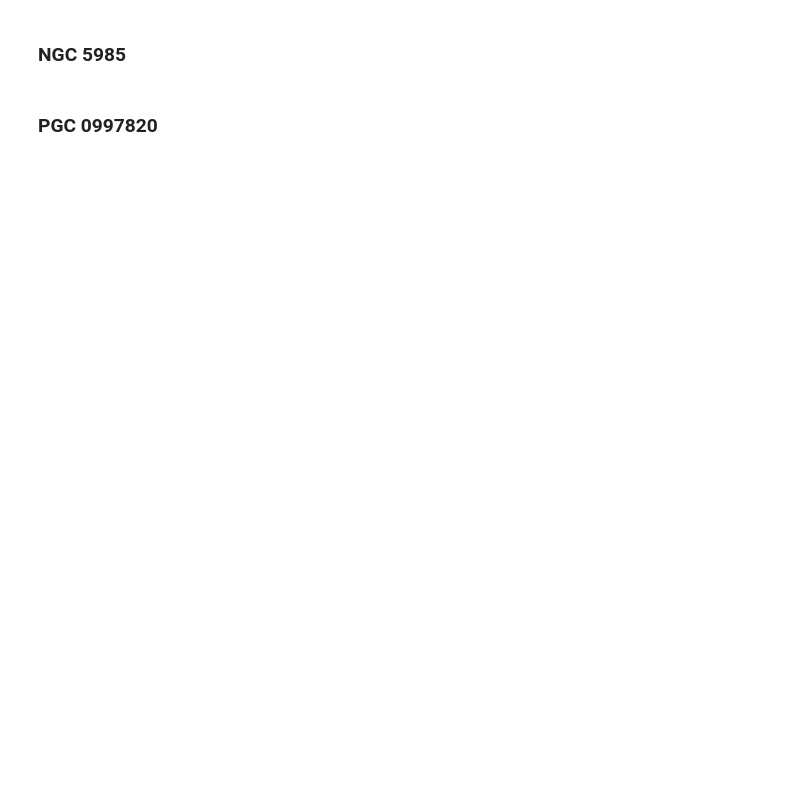
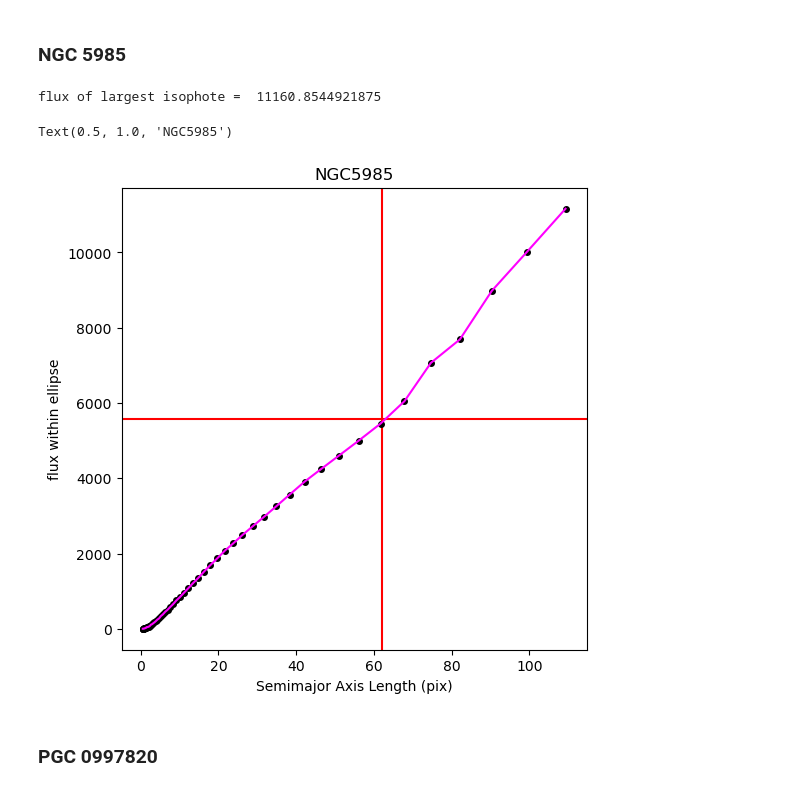
Before and after one commit to dimigod56/SurfacePhotometery_studen, a Jupyter notebook: surface_photometry_student.ipynb, the cells around one changed output. Saved outputs shown, nothing was run; the diff lists cells and outputs as text; code cells hidden in the pictures; blank space fills up the shorter version.

```diff
--- a/surface_photometry_student.ipynb
+++ b/surface_photometry_student.ipynb
@@ -873,36 +888,41 @@ galname = 'NGC5985'
 plt.figure(figsize=(6, 6))
 
 #plot the semi-major axis vs. the total flux within that ellipse.
 plt.errorbar(isolist[galname].sma, isolist[galname].tflux_e,
              fmt='o', markersize=4, color='black')
 plt.errorbar(isolist[galname].sma, isolist[galname].tflux_e,
              fmt='-', markersize=4, color='magenta')
 
 #the flux of the last array element
 print('flux of largest isophote = ', isolist[galname].tflux_e[-1])
 
 #a horizontal line at half the total flux
 plt.axhline(isolist[galname].tflux_e[-1]/2., color='red')
 
 #a vertical line at half the total flux
 #*************************
 #You will need to adjust rhalfpix by eye to get the radius that encompasses half the light.
-rhalfpix[galname] =
+rhalfpix[galname] = 62
 plt.axvline(rhalfpix[galname], color='red')
 
 #***************************
 #Your code here
 #The pixel scale from the header converted from degrees to asec
-pixscale =
+pixscale = header[galname]['CD2_2']*3600
+
 
 #***************************
 #convert the half-light radius from pixels to arcsec
 #provide the expression to do this and print it
-halfasec[galname] =
+rhalfasec[galname] = rhalfpix[galname]*pixscale
 
 plt.xlabel('Semimajor Axis Length (pix)')
 plt.ylabel('flux within ellipse')
 plt.title(galname)
+# %% [output]
+flux of largest isophote =  11160.8544921875
+Text(0.5, 1.0, 'NGC5985')
+[figure, added]
 # %% [markdown]
 ### PGC 0997820
 # %%
```
Also changed, not shown: parts of 19 cells of this notebook.
